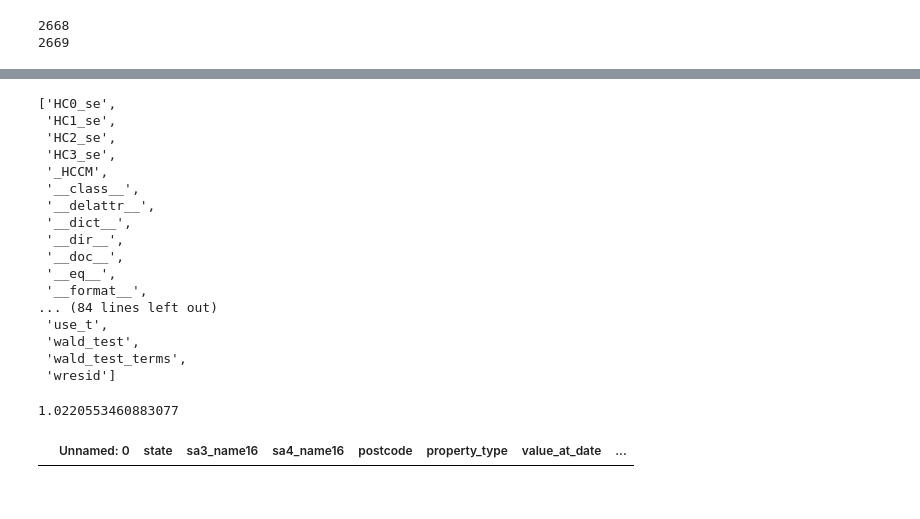
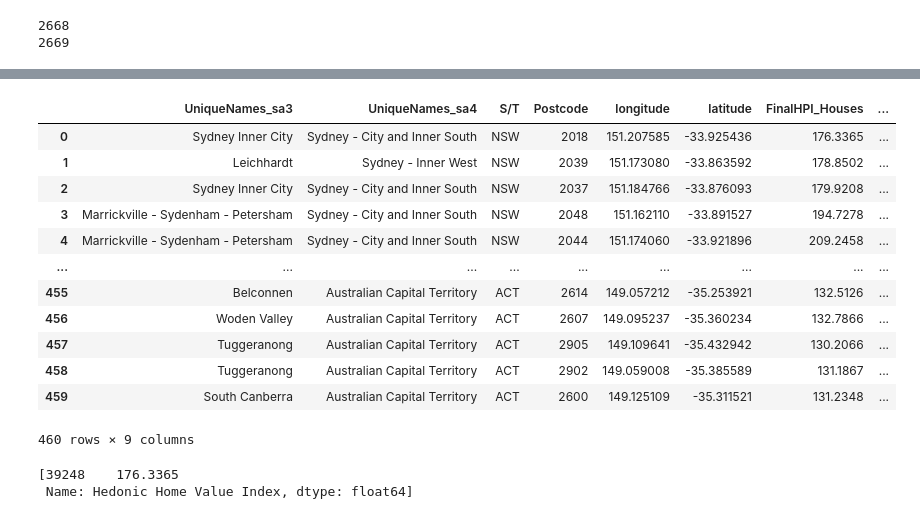
Before and after one commit to LyuLingfeng95/PhDProject1, a Jupyter notebook: Project1_p3(sa4).ipynb, the cells around one changed output, grey strips where cells are left out. Cells and saved outputs as stored; diff of their text form; code cells hidden in the pictures.

```diff
--- a/Project1_p3(sa4).ipynb
+++ b/Project1_p3(sa4).ipynb
@@ -1272,29 +1275,21 @@ KeyError: 'Wide Bay'
-# %%
-dir(result)
-# %% [output]
-['HC0_se',
- 'HC1_se',
- 'HC2_se',
- 'HC3_se',
- '_HCCM',
- '__class__',
- '__delattr__',
- '__dict__',
- '__dir__',
- '__doc__',
- '__eq__',
- '__format__',
-... (84 lines left out)
- 'use_t',
- 'wald_test',
- 'wald_test_terms',
- 'wresid']
-# %%
-import math
-math.exp(sum(result.predict(X)))
-# %% [output]
-1.0220553460883077
+# %%
+residuals_OLS
+# %% [output]
+|  | UniqueNames_sa3 | UniqueNames_sa4 | S/T | Postcode | longitude | latitude | FinalHPI_Houses | ... |
+| 0 | Sydney Inner City | Sydney - City and Inner South | NSW | 2018 | 151.207585 | -33.925436 | 176.3365 | ... |
+| 1 | Leichhardt | Sydney - Inner West | NSW | 2039 | 151.173080 | -33.863592 | 178.8502 | ... |
+| 2 | Sydney Inner City | Sydney - City and Inner South | NSW | 2037 | 151.184766 | -33.876093 | 179.9208 | ... |
+| 3 | Marrickville - Sydenham - Petersham | Sydney - City and Inner South | NSW | 2048 | 151.162110 | -33.891527 | 194.7278 | ... |
+| 4 | Marrickville - Sydenham - Petersham | Sydney - City and Inner South | NSW | 2044 | 151.174060 | -33.921896 | 209.2458 | ... |
+| ... | ... | ... | ... | ... | ... | ... | ... | ... |
+| 455 | Belconnen | Australian Capital Territory | ACT | 2614 | 149.057212 | -35.253921 | 132.5126 | ... |
+| 456 | Woden Valley | Australian Capital Territory | ACT | 2607 | 149.095237 | -35.360234 | 132.7866 | ... |
+| 457 | Tuggeranong | Australian Capital Territory | ACT | 2905 | 149.109641 | -35.432942 | 130.2066 | ... |
+| 458 | Tuggeranong | Australian Capital Territory | ACT | 2902 | 149.059008 | -35.385589 | 131.1867 | ... |
+| 459 | South Canberra | Australian Capital Territory | ACT | 2600 | 149.125109 | -35.311521 | 131.2348 | ... |
+460 rows × 9 columns
 # %%
-DataFrameDict_postcode['2018'].loc[DataFrameDict_postcode['2018']['value_at_date'] == 2019-12-30]
+DataFrameDict_postcode['2018'].loc[DataFrameDict_postcode['2018'].value_at_date == "2019-12-31"]['Hedonic Home Value Index']
 # %% [output]
-|  | Unnamed: 0 | state | sa3_name16 | sa4_name16 | postcode | property_type | value_at_date | ... |
+[39248    176.3365
+ Name: Hedonic Home Value Index, dtype: float64]
```
Also changed, not shown: parts of 4 cells of this notebook.
